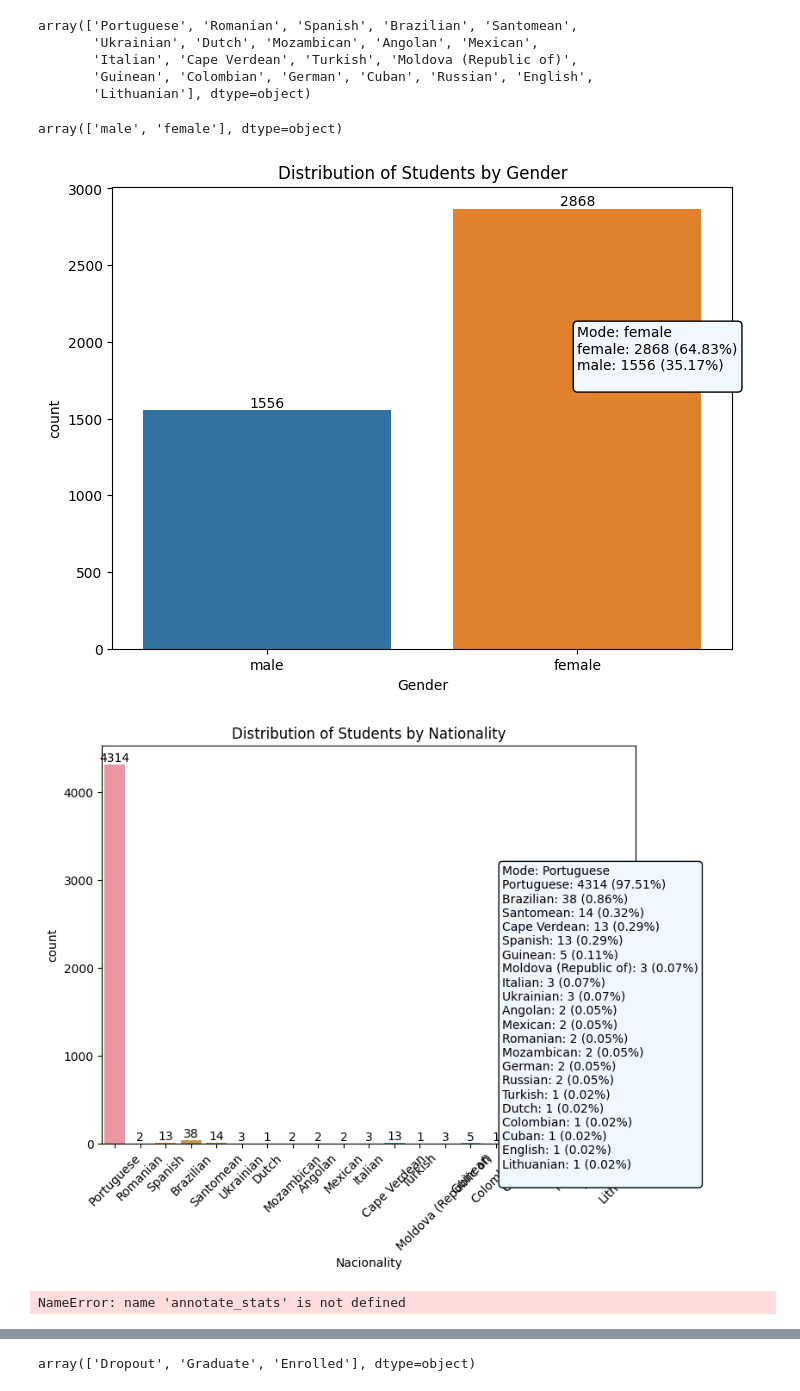
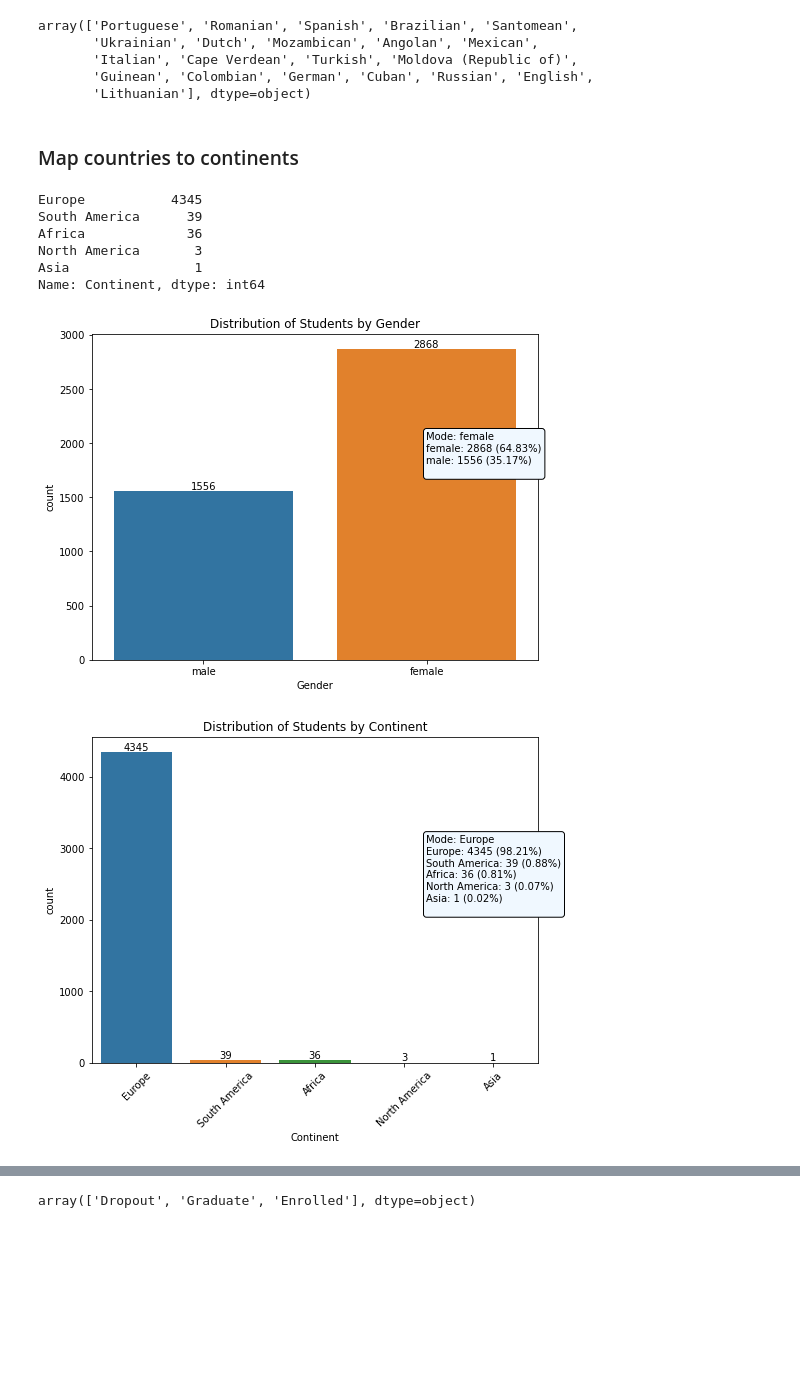
Before and after one commit to KANUBALAD/ML-Fairness-in-School-DropOut-, a Jupyter notebook: Notebooks/EDA of School Dropout Dataset.ipynb, the cells around one changed output, grey strips where cells are left out. Saved outputs shown, nothing was run; the diff lists cells and outputs as text; code cells hidden in the pictures; blank space fills up the shorter version.

```diff
--- a/Notebooks/EDA of School Dropout Dataset.ipynb
+++ b/Notebooks/EDA of School Dropout Dataset.ipynb
@@ -111,12 +132,12 @@ gender_replace = {
 }
 df_school['Gender'] = df_school['Gender'].replace(gender_replace)
 
-# Nacionality replacement
-nacionality_replace = {
+# Nationality replacement
+nationality_replace = {
     1: 'Portuguese', 2: 'German', 3: 'Spanish', 4: 'Italian', 5: 'Dutch', 6: 'English',
     7: 'Lithuanian', 8: 'Angolan', 9: 'Cape Verdean', 10: 'Guinean', 11: 'Mozambican',
     12: 'Santomean', 13: 'Turkish', 14: 'Brazilian', 15: 'Romanian', 16: 'Moldova (Republic of)',
     17: 'Mexican', 18: 'Ukrainian', 19: 'Russian', 20: 'Cuban', 21: 'Colombian'
 }
-df_school['Nacionality'] = df_school['Nacionality'].replace(nacionality_replace)
+df_school['Nationality'] = df_school['Nationality'].replace(nationality_replace)
 # %%
@@ -127,47 +148,79 @@ array(['Portuguese', 'Romanian', 'Spanish', 'Brazilian', 'Santomean',
        'Italian', 'Cape Verdean', 'Turkish', 'Moldova (Republic of)',
        'Guinean', 'Colombian', 'German', 'Cuban', 'Russian', 'English',
        'Lithuanian'], dtype=object)
+# %% [markdown]
+### Map countries to continents
+# %%
+country_to_continent = {
+    'Portuguese': 'Europe',
+    'German': 'Europe',
+    'Spanish': 'Europe',
+    'Italian': 'Europe',
+    'Dutch': 'Europe',
+    'English': 'Europe',
+    'Lithuanian': 'Europe',
+    'Angolan': 'Africa',
+    'Cape Verdean': 'Africa',
+    'Guinean': 'Africa',
+    'Mozambican': 'Africa',
+    'Santomean': 'Africa',
+    'Turkish': 'Asia',
+    'Brazilian': 'South America',
+    'Romanian': 'Europe',
+    'Moldova (Republic of)': 'Europe',
+    'Mexican': 'North America',
+    'Ukrainian': 'Europe',
+    'Russian': 'Europe',
+    'Cuban': 'North America',
+    'Colombian': 'South America'
+}
+
+df_school['Continent'] = df_school['Nationality'].map(country_to_continent)
 # %%
-df_school['Gender'].unique()
+df_school['Continent'].value_counts()
 # %% [output]
-array(['male', 'female'], dtype=object)
+Europe           4345
+South America      39
+Africa             36
+North America       3
+Asia                1
+Name: Continent, dtype: int64
 # %%
 def annotate_categorical_stats(ax, data, ypos=0.7):
     mode = data.mode().iloc[0]  # Taking the first mode in case of multiple modes
     counts = data.value_counts().to_dict()
     total = len(data)
 
     stats_str = f'Mode: {mode}\n'
 
     for category, count in counts.items():
         percentage = 100 * count / total
         stats_str += f'{category}: {count} ({percentage:.2f}%)\n'
 
     ax.text(0.75, ypos, stats_str, transform=ax.transAxes, verticalalignment='top', bbox=dict(boxstyle='round,pad=0.3', edgecolor='black', facecolor='aliceblue'))
 
 # Gender Distribution
 plt.figure(figsize=(8, 6))
 ax1 = sns.countplot(x='Gender', data=df_school)
 annotate_counts(ax1)
 annotate_categorical_stats(ax1, df_school['Gender'])
 plt.title('Distribution of Students by Gender')
 plt.show()
 
 # Nationality Distribution
 plt.figure(figsize=(8, 6))
-ax2 = sns.countplot(x='Nacionality', data=df_school)
+ax2 = sns.countplot(x='Continent', data=df_school)
 annotate_counts(ax2)
-annotate_categorical_stats(ax2, df_school['Nacionality'])
-plt.title('Distribution of Students by Nationality')
+annotate_categorical_stats(ax2, df_school['Continent'])
+plt.title('Distribution of Students by Continent')
 plt.xticks(rotation=45)
 plt.show()
 
 # Age at Enrollment Distribution
-g = sns.displot(df_school['Age at enrollment'], kde=True, aspect=1.5)
+g = sns.displot(df_school['AgeEnroll'], kde=True, aspect=1.5)
 g.ax.set_title('Distribution of Students by Age at Enrollment')
 #annotate_stats(g.ax, df_school['Age at enrollment'])
 plt.show()
 # %% [output]
-[figure, old version]
+[figure, new version]
-[figure, old version]
+[figure, new version]
-NameError: name 'annotate_stats' is not defined
```
Also changed, not shown: parts of 68 cells of this notebook.
